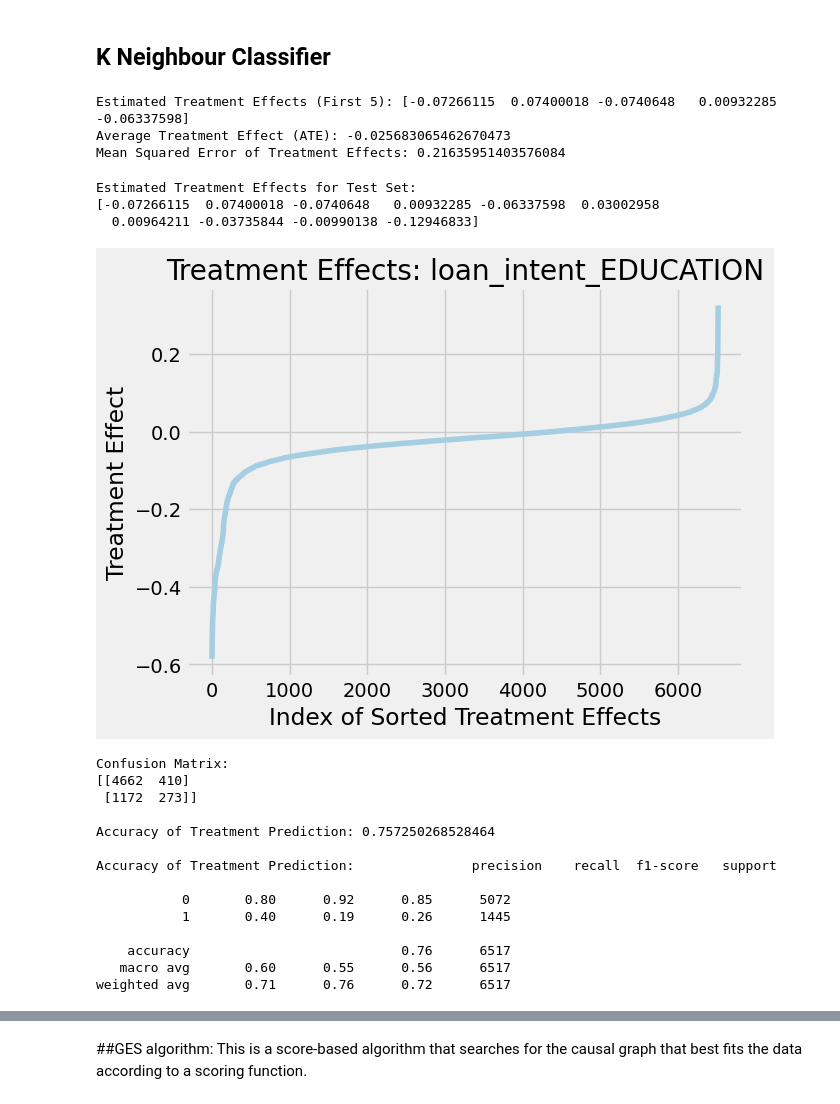
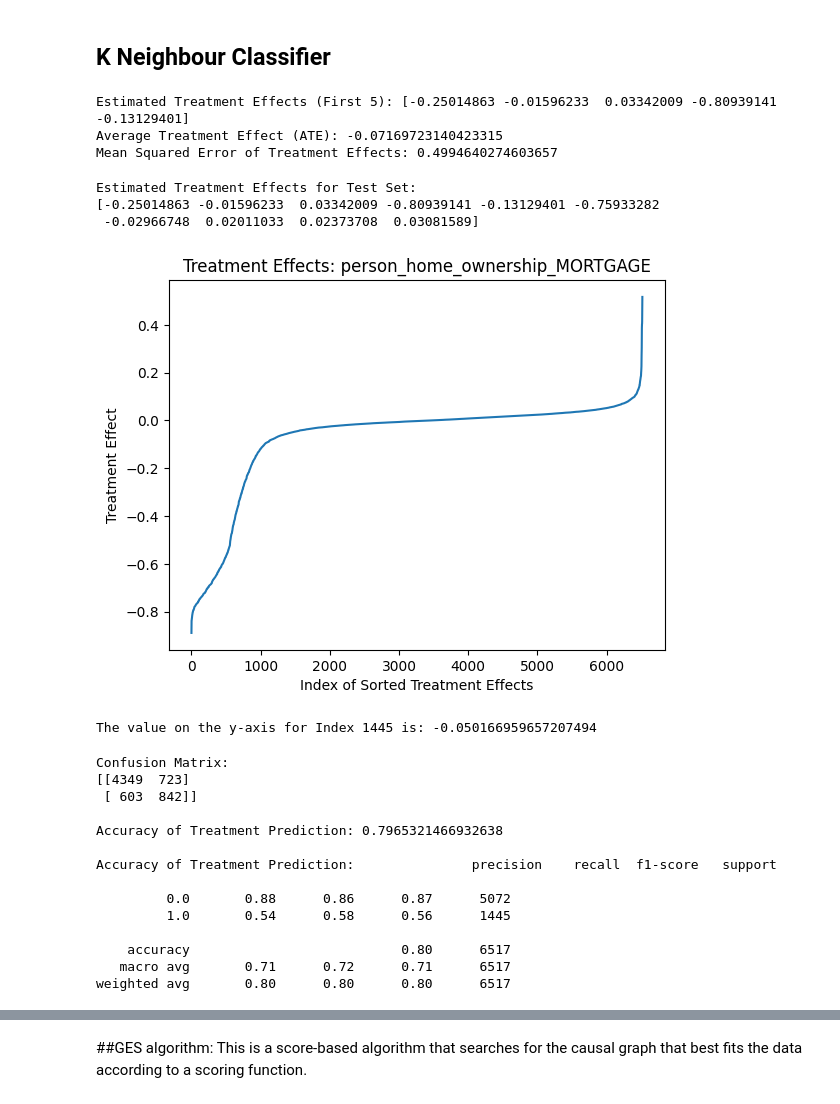
Before and after one commit to dzrich/PhD_Research_in_CausalML, a Jupyter notebook: CausalML.ipynb, the cells around one changed output, grey strips where cells are left out. Cells and saved outputs as stored; diff of their text form; code cells hidden in the pictures.

```diff
--- a/CausalML.ipynb
+++ b/CausalML.ipynb
@@ -219,7 +212,7 @@ df = pd.get_dummies(df, columns=['person_home_ownership'],dtype= float)
 df = pd.get_dummies(df, columns=['loan_intent'],dtype= float)
 df = pd.get_dummies(df, columns=['loan_grade'],dtype= float)
 df = pd.get_dummies(df, columns=['cb_person_default_on_file'],dtype= float)
-#df = pd.get_dummies(df, columns=['loan_status'],dtype= float)
+df = pd.get_dummies(df, columns=['loan_status'],dtype= float)
 # %% [markdown]
 ## **Correlational Machine Learning:**
 
@@ -233,7 +226,7 @@ plt.show()
 [figure]
 # %%
 df=df.drop(['cb_person_default_on_file_Y'], axis=1)
-#df=df.drop(['loan_status_0'], axis=1)
+df=df.drop(['loan_status_0'], axis=1)
 # %%
 print(df.info())
 # %% [output]
@@ -1116,9 +1151,9 @@ from econml.dml import CausalForestDML
 from sklearn.metrics import mean_squared_error
 
 # Assume X, T, and Y are your features, treatment, and outcome variables respectively
-X = df.drop('loan_status', axis = 1).values  #loan_status cb_person_default_on_file_N
-Y = df['loan_status'].values
-T = df['loan_intent_EDUCATION'].values
+X = df.drop('loan_status_1', axis = 1).values  #loan_status cb_person_default_on_file_N
+Y = df['loan_status_1'].values
+T = df['person_home_ownership_MORTGAGE'].values
 
 # Spliting X and y into train and test version
 # Train-Test Split
@@ -1150,38 +1185,47 @@ predictions = causal_model.effect(X_test)
 mse = mean_squared_error(T_test, predictions)
 print("Mean Squared Error of Treatment Effects:", mse)
 # %% [output]
-Estimated Treatment Effects (First 5): [-0.07266115  0.07400018 -0.0740648   0.00932285 -0.06337598]
-Average Treatment Effect (ATE): -0.025683065462670473
-Mean Squared Error of Treatment Effects: 0.21635951403576084
+Estimated Treatment Effects (First 5): [-0.25014863 -0.01596233  0.03342009 -0.80939141 -0.13129401]
+Average Treatment Effect (ATE): -0.07169723140423315
+Mean Squared Error of Treatment Effects: 0.4994640274603657
 # %%
 #Output some results
 print("Estimated Treatment Effects for Test Set:")
 print(treatment_effects[:10])
 # %% [output]
 Estimated Treatment Effects for Test Set:
-[-0.07266115  0.07400018 -0.0740648   0.00932285 -0.06337598  0.03002958
-  0.00964211 -0.03735844 -0.00990138 -0.12946833]
+[-0.25014863 -0.01596233  0.03342009 -0.80939141 -0.13129401 -0.75933282
+ -0.02966748  0.02011033  0.02373708  0.03081589]
 # %%
 # Flatten and sort the treatment_effects
 treatment_effects_flat = treatment_effects.flatten()
 treatment_effects_sorted = np.sort(treatment_effects_flat)
 # Create the x-axis values (indices of the sorted effects)
 x_values = np.arange(len(treatment_effects_sorted))
 # Plot the line graph
 plt.plot(x_values, treatment_effects_sorted)
 plt.xlabel("Index of Sorted Treatment Effects")
 plt.ylabel("Treatment Effect")
-plt.title("Treatment Effects: loan_intent_EDUCATION")
+plt.title("Treatment Effects: person_home_ownership_MORTGAGE")
 plt.show()
 # %% [output]
-[figure, old version]
+[figure, new version]
+# %%
+index_of_interest = 1445  # The index you're interested in
+
+# Retrieve the value from treatment_effects_sorted
+y_value = treatment_effects_sorted[index_of_interest]
+
+print(f"The value on the y-axis for Index {index_of_interest} is: {y_value}")
+# %% [output]
+The value on the y-axis for Index 1445 is: -0.050166959657207494
 # %%
 from sklearn.metrics import confusion_matrix, accuracy_score
 
 
 
 # Convert predicted treatment effects to binary labels (e.g., >0 means treatment is favorable)
-binary_treatment_preds = (treatment_effects < -0.081).astype(int)
+binary_treatment_preds = (treatment_effects < -0.0418420850543027).astype(int)
 
 # Compare predicted binary outcomes with true binary outcomes (Y_test)
 conf_matrix = confusion_matrix(Y_test, binary_treatment_preds)
@@ -1194,19 +1238,19 @@ print("\nAccuracy of Treatment Prediction:", accuracy)
 print("\nAccuracy of Treatment Prediction:",classification_report(Y_test, binary_treatment_preds))
 # %% [output]
 Confusion Matrix:
-[[4662  410]
- [1172  273]]
+[[4349  723]
+ [ 603  842]]
 
-Accuracy of Treatment Prediction: 0.757250268528464
+Accuracy of Treatment Prediction: 0.7965321466932638
 
 Accuracy of Treatment Prediction:               precision    recall  f1-score   support
 
-           0       0.80      0.92      0.85      5072
-           1       0.40      0.19      0.26      1445
+         0.0       0.88      0.86      0.87      5072
+         1.0       0.54      0.58      0.56      1445
 
-    accuracy                           0.76      6517
-   macro avg       0.60      0.55      0.56      6517
-weighted avg       0.71      0.76      0.72      6517
+    accuracy                           0.80      6517
+   macro avg       0.71      0.72      0.71      6517
+weighted avg       0.80      0.80      0.80      6517
 # %%
 roc_curve(Y_test, binary_treatment_preds)
 fpr, tpr, thresholds = roc_curve(Y_test, binary_treatment_preds)
```
Also changed, not shown: parts of 29 cells of this notebook.
